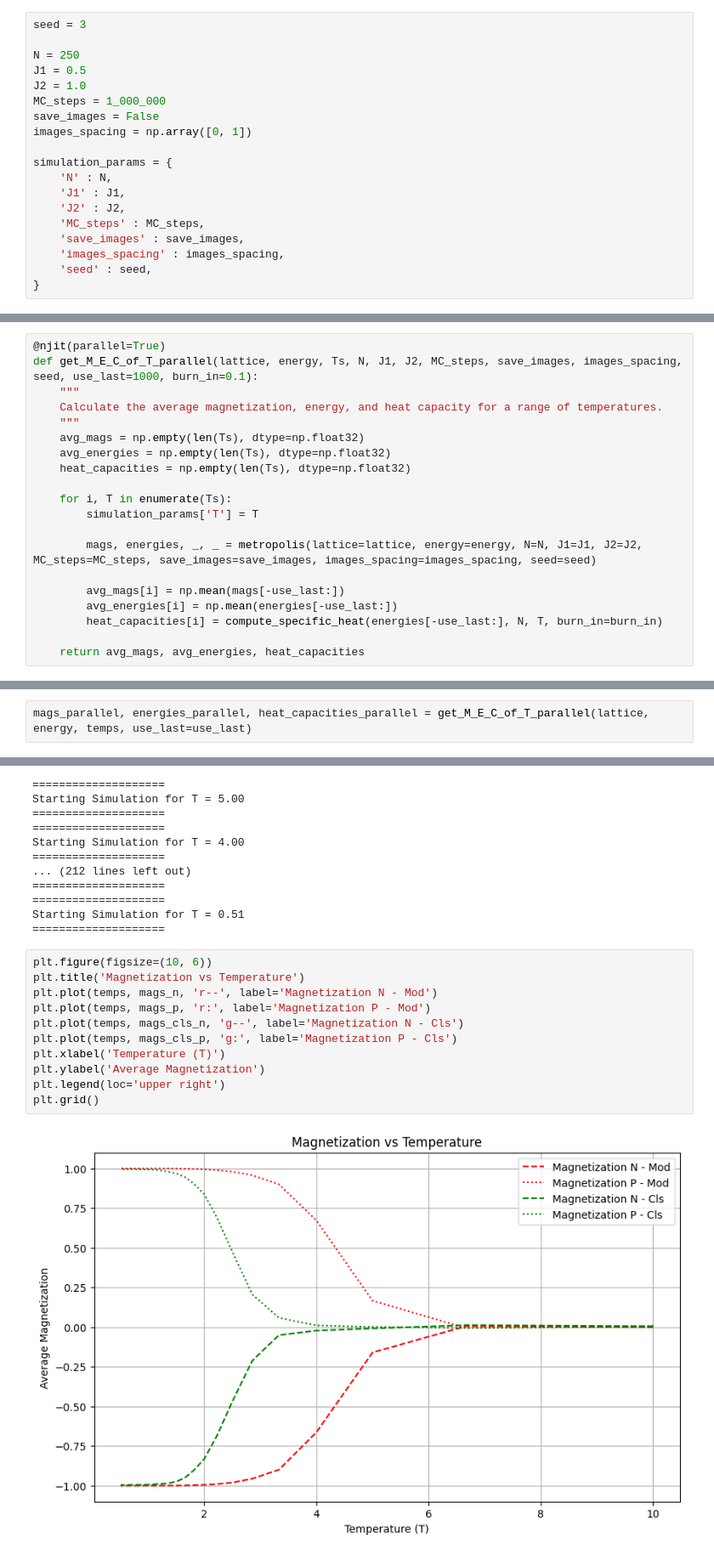
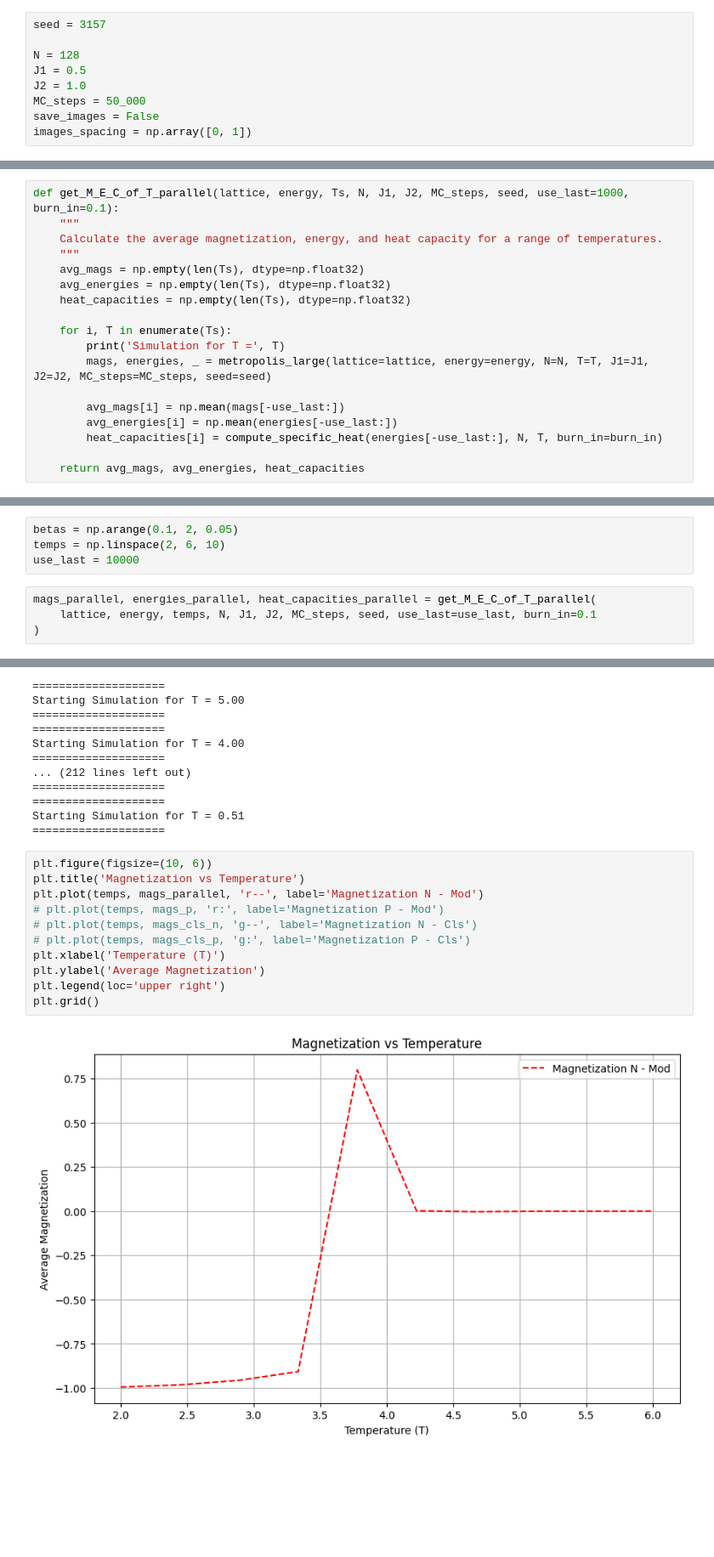
Before and after one commit to MrIsCM/Ising-Model, a Jupyter notebook: Simulations_for_Ts.ipynb, the cells around one changed output, grey strips where cells are left out. Shown at 85% size. Saved outputs shown, nothing was run; the diff lists cells and outputs as text; blank space fills up the shorter version.

```diff
--- a/Simulations_for_Ts.ipynb
+++ b/Simulations_for_Ts.ipynb
@@ -5,24 +5,14 @@ from numba import njit
 # %% [markdown]
 # Params
 # %%
-seed = 3
+seed = 3157
 
-N = 250
+N = 128
 J1 = 0.5
 J2 = 1.0
-MC_steps = 1_000_000
+MC_steps = 50_000
 save_images = False
 images_spacing = np.array([0, 1])
-
-simulation_params = {
-    'N' : N,
-    'J1' : J1,
-    'J2' : J2,
-    'MC_steps' : MC_steps,
-    'save_images' : save_images,
-    'images_spacing' : images_spacing,
-    'seed' : seed,
-}
 # %%
 np.random.seed(seed)
 lattice = np.random.choice([-1, 1], size=(N, N))
@@ -60,6 +48,5 @@ simulation
 # %%
-@njit(parallel=True)
-def get_M_E_C_of_T_parallel(lattice, energy, Ts, N, J1, J2, MC_steps, save_images, images_spacing, seed, use_last=1000, burn_in=0.1):
+def get_M_E_C_of_T_parallel(lattice, energy, Ts, N, J1, J2, MC_steps, seed, use_last=1000, burn_in=0.1):
     """
     Calculate the average magnetization, energy, and heat capacity for a range of temperatures.
     """
@@ -68,9 +55,8 @@ def get_M_E_C_of_T_parallel(lattice, energy, Ts, N, J1, J2, MC_steps, save_image
     heat_capacities = np.empty(len(Ts), dtype=np.float32)
 
     for i, T in enumerate(Ts):
-        simulation_params['T'] = T
-
-        mags, energies, _, _ = metropolis(lattice=lattice, energy=energy, N=N, J1=J1, J2=J2, MC_steps=MC_steps, save_images=save_images, images_spacing=images_spacing, seed=seed)
+        print('Simulation for T =', T)
+        mags, energies, _ = metropolis_large(lattice=lattice, energy=energy, N=N, T=T, J1=J1, J2=J2, MC_steps=MC_steps, seed=seed)
 
         avg_mags[i] = np.mean(mags[-use_last:])
         avg_energies[i] = np.mean(energies[-use_last:])
@@ -115,3 +66,9 @@ simulation_params
+# %%
+betas = np.arange(0.1, 2, 0.05)
+temps = np.linspace(2, 6, 10)
+use_last = 10000
 # %%
-mags_parallel, energies_parallel, heat_capacities_parallel = get_M_E_C_of_T_parallel(lattice, energy, temps, use_last=use_last)
+mags_parallel, energies_parallel, heat_capacities_parallel = get_M_E_C_of_T_parallel(
+	lattice, energy, temps, N, J1, J2, MC_steps, seed, use_last=use_last, burn_in=0.1
+)
 # %% [output]
@@ -169,16 +135,16 @@ Starting Simulation for T = 0.51
 # %%
 plt.figure(figsize=(10, 6))
 plt.title('Magnetization vs Temperature')
-plt.plot(temps, mags_n, 'r--', label='Magnetization N - Mod')
-plt.plot(temps, mags_p, 'r:', label='Magnetization P - Mod')
-plt.plot(temps, mags_cls_n, 'g--', label='Magnetization N - Cls')
-plt.plot(temps, mags_cls_p, 'g:', label='Magnetization P - Cls')
+plt.plot(temps, mags_parallel, 'r--', label='Magnetization N - Mod')
+# plt.plot(temps, mags_p, 'r:', label='Magnetization P - Mod')
+# plt.plot(temps, mags_cls_n, 'g--', label='Magnetization N - Cls')
+# plt.plot(temps, mags_cls_p, 'g:', label='Magnetization P - Cls')
 plt.xlabel('Temperature (T)')
 plt.ylabel('Average Magnetization')
 plt.legend(loc='upper right')
 plt.grid()
 # %% [output]
-[figure, old version]
+[figure, new version]
 # %%
 plt.figure(figsize=(10, 6))
 plt.title('Energy vs Temperature')
```
Also changed, not shown: parts of 5 cells of this notebook, 2 other files.
